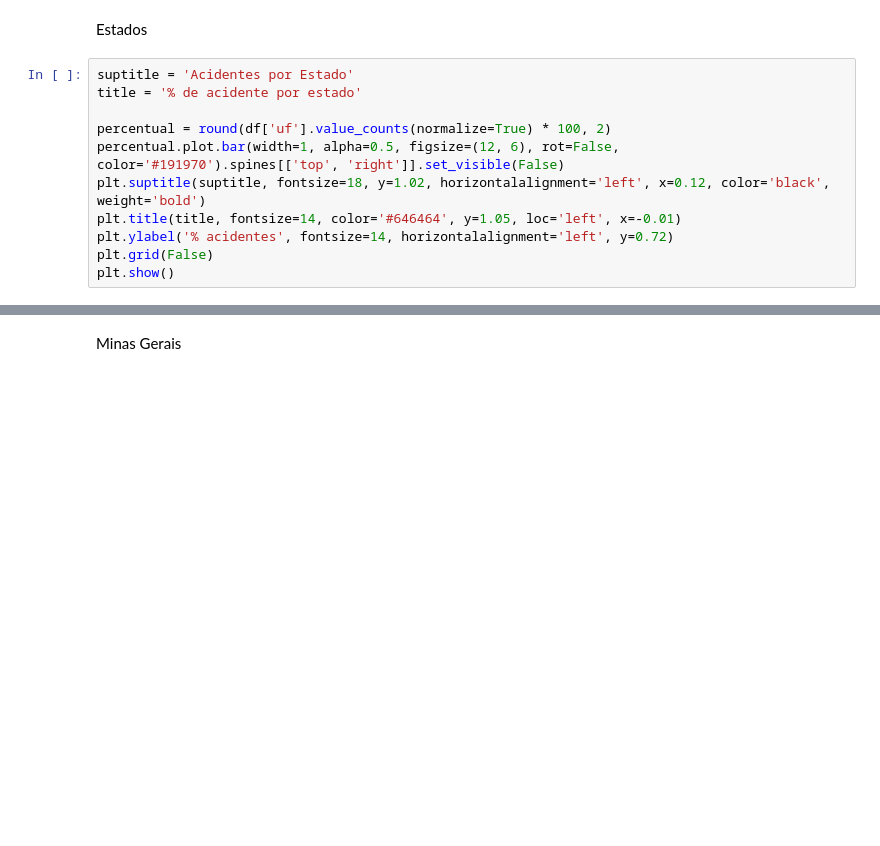
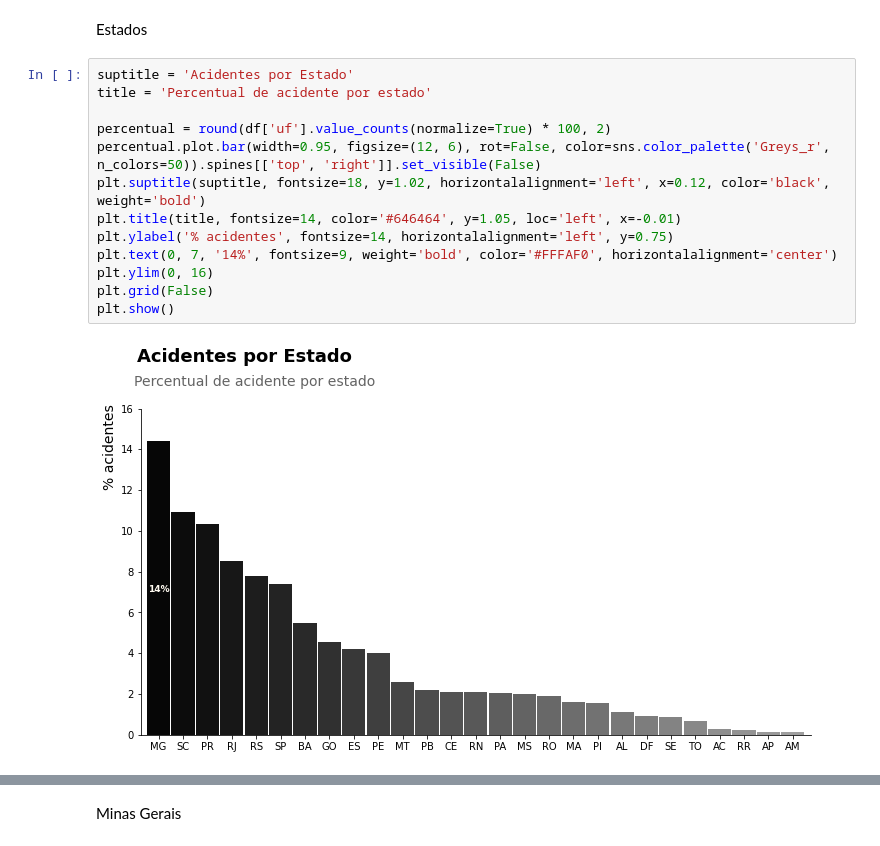
Before and after one commit to LilianeAquino/aed_projeto_1_revisitado, a Jupyter notebook: template.ipynb, the cells around one changed output, grey strips where cells are left out. Saved outputs shown, nothing was run; the diff lists cells and outputs as text; blank space fills up the shorter version.

```diff
--- a/template.ipynb
+++ b/template.ipynb
@@ -173,12 +187,16 @@ plt.show()
 Estados
 # %%
 suptitle = 'Acidentes por Estado'
-title = '% de acidente por estado'
+title = 'Percentual de acidente por estado'
 
 percentual = round(df['uf'].value_counts(normalize=True) * 100, 2)
-percentual.plot.bar(width=1, alpha=0.5, figsize=(12, 6), rot=False, color='#191970').spines[['top', 'right']].set_visible(False)
+percentual.plot.bar(width=0.95, figsize=(12, 6), rot=False, color=sns.color_palette('Greys_r', n_colors=50)).spines[['top', 'right']].set_visible(False)
 plt.suptitle(suptitle, fontsize=18, y=1.02, horizontalalignment='left', x=0.12, color='black', weight='bold')
 plt.title(title, fontsize=14, color='#646464', y=1.05, loc='left', x=-0.01)
-plt.ylabel('% acidentes', fontsize=14, horizontalalignment='left', y=0.72)
+plt.ylabel('% acidentes', fontsize=14, horizontalalignment='left', y=0.75)
+plt.text(0, 7, '14%', fontsize=9, weight='bold', color='#FFFAF0', horizontalalignment='center')
+plt.ylim(0, 16)
 plt.grid(False)
 plt.show()
+# %% [output]
+[figure, added]
```
Also changed, not shown: parts of 23 cells of this notebook.
